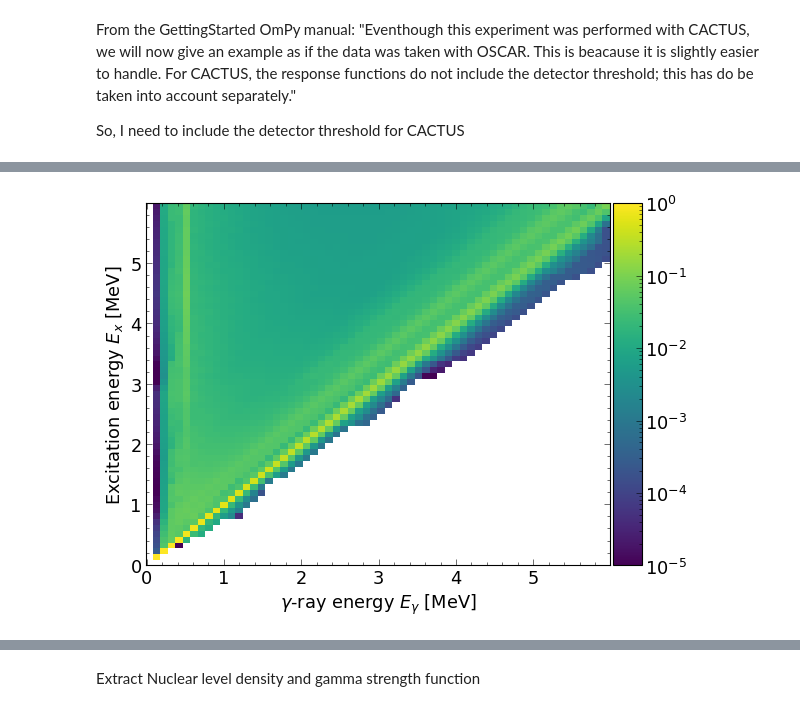
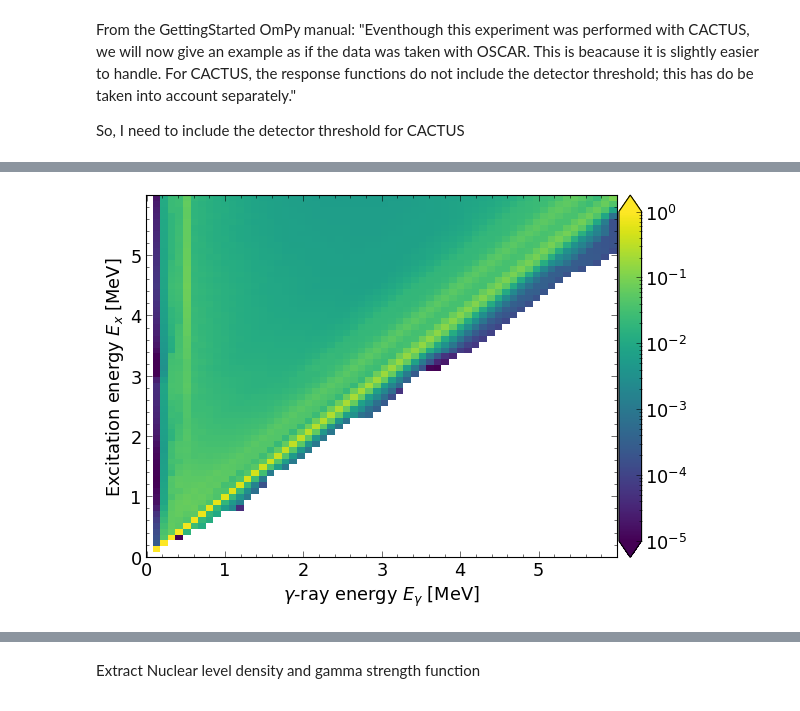
Before and after one commit to tellefs/MasterThesis, a Jupyter notebook: analysis/OMPy/osloMethod_U233_aa.ipynb, the cells around one changed output, grey strips where cells are left out. Cells and saved outputs as stored; diff of their text form; code cells hidden in the pictures.

```diff
--- a/analysis/OMPy/osloMethod_U233_aa.ipynb
+++ b/analysis/OMPy/osloMethod_U233_aa.ipynb
@@ -475,16 +475,16 @@ R_ompy_view_plot.Ex = R_ompy_view_plot.Ex*1e-3
 R_ompy_view_plot.Eg = R_ompy_view_plot.Eg*1e-3
 
 fig = plt.figure(figsize = (8,6))
-gs = gridspec.GridSpec(1, 16, hspace=0, wspace=.1)
-ax1 = plt.subplot(gs[0:,0:15])
-ax2 = plt.subplot(gs[0:,15:])
+gs = gridspec.GridSpec(1, 20, hspace=0, wspace=.1)
+ax1 = plt.subplot(gs[0:,0:19])
+ax2 = plt.subplot(gs[0:,19:])
 
 im = R_ompy_view_plot.plot(ax=ax1, scale="log", vmin=1e-5, vmax=1e0, add_cbar=False);
 ax1.tick_params(axis='both')
 ax1.set_xlabel('$\gamma$-ray energy $E_\gamma$ [MeV]')
 ax1.set_ylabel('Excitation energy $E_x$ [MeV]')
 im = im[0]
-fig.colorbar(im, cax=ax2)
+fig.colorbar(im, cax=ax2, extend='both')
 #fig.subplots_adjust(left=.4)
 fig.savefig(plot_path+'response_matrix')
 # %% [output]
@@ -493,4 +493,4 @@ fig.savefig(plot_path+'response_matrix')
-[figure, old version]
+[figure, new version]
 # %%
 ### UNFOLDING
 #Initialize Unfolder
```
Also changed, not shown: parts of 7 cells of this notebook, 16 other files.
